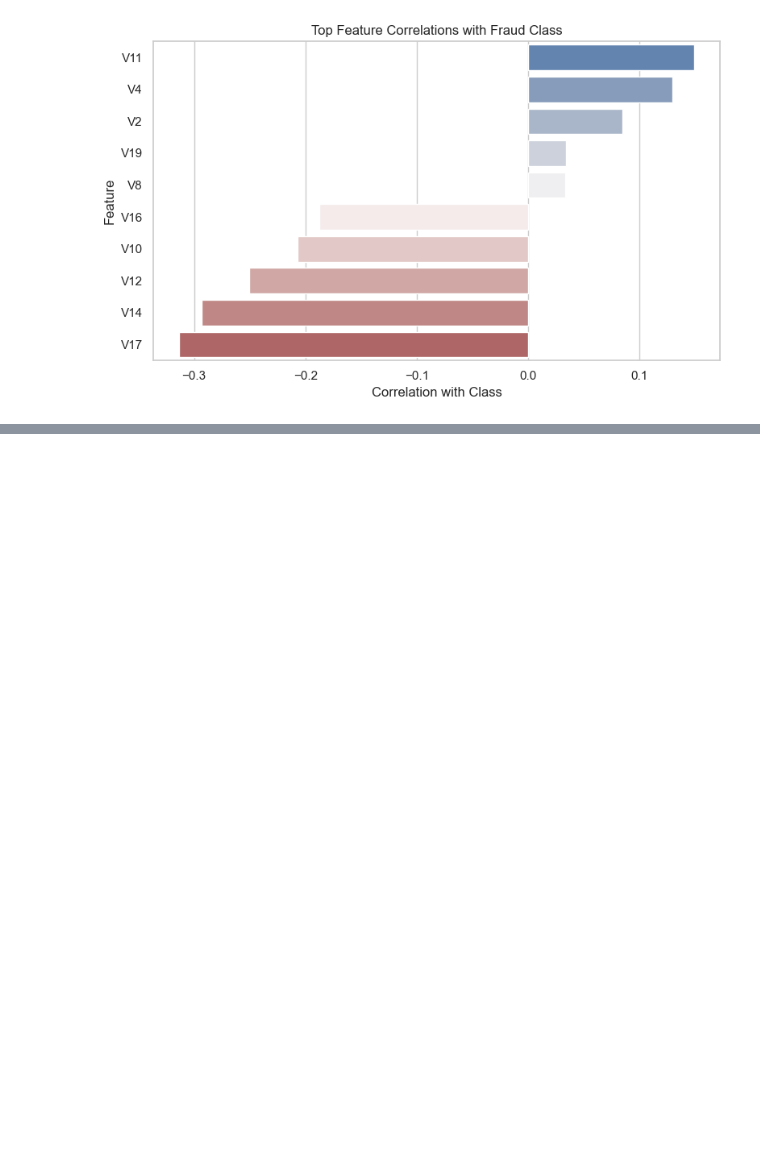
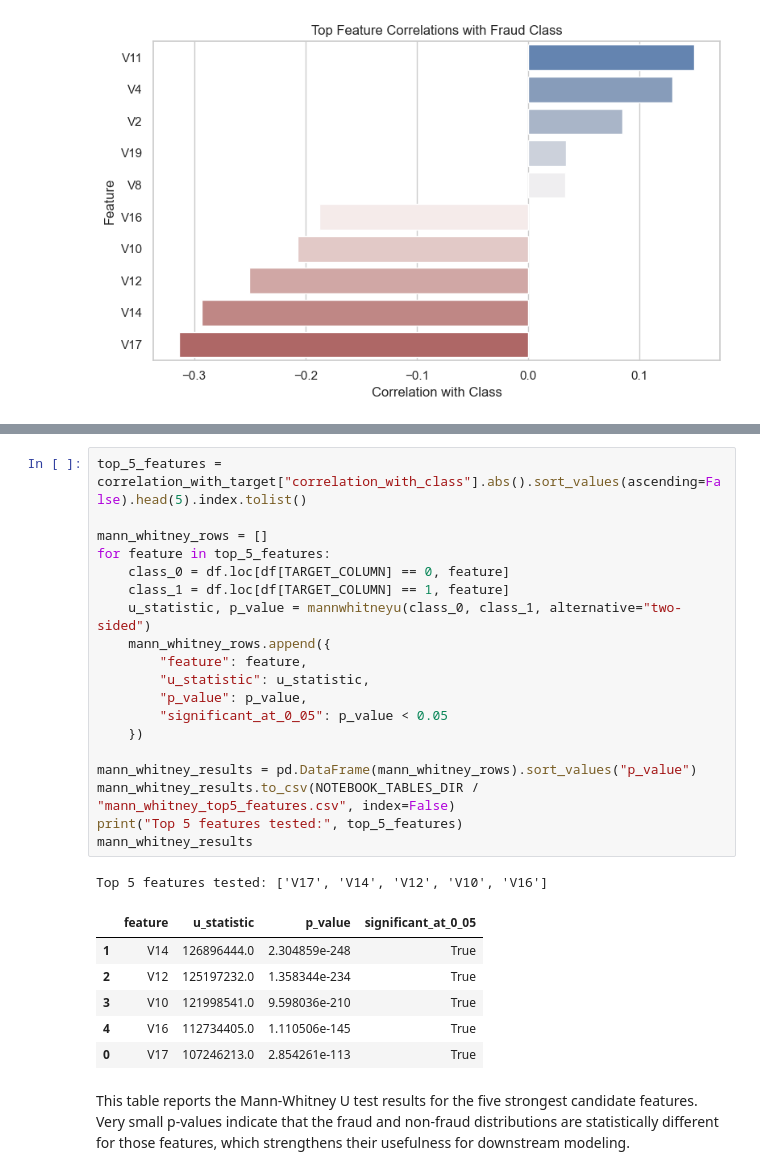
Before and after one commit to mmubashir95/Credit-Card-Fraud-Detection, a Jupyter notebook: notebooks/06_bivariate_analysis.ipynb, the cells around one changed output, grey strips where cells are left out. Cells and saved outputs as stored; diff of their text form; blank space fills up the shorter version.

Commit message:
feat: add Mann-Whitney top-feature significance test to bivariate notebook

```diff
--- a/notebooks/06_bivariate_analysis.ipynb
+++ b/notebooks/06_bivariate_analysis.ipynb
@@ -236 +241,30 @@ Passing `palette` without assigning `hue` is deprecated and will be removed in v
+# %%
+top_5_features = correlation_with_target["correlation_with_class"].abs().sort_values(ascending=False).head(5).index.tolist()
+
+mann_whitney_rows = []
+for feature in top_5_features:
+    class_0 = df.loc[df[TARGET_COLUMN] == 0, feature]
+    class_1 = df.loc[df[TARGET_COLUMN] == 1, feature]
+    u_statistic, p_value = mannwhitneyu(class_0, class_1, alternative="two-sided")
+    mann_whitney_rows.append({
+        "feature": feature,
+        "u_statistic": u_statistic,
+        "p_value": p_value,
+        "significant_at_0_05": p_value < 0.05
+    })
+
+mann_whitney_results = pd.DataFrame(mann_whitney_rows).sort_values("p_value")
+mann_whitney_results.to_csv(NOTEBOOK_TABLES_DIR / "mann_whitney_top5_features.csv", index=False)
+print("Top 5 features tested:", top_5_features)
+mann_whitney_results
+# %% [output]
+Top 5 features tested: ['V17', 'V14', 'V12', 'V10', 'V16']
+|  | feature | u_statistic | p_value | significant_at_0_05 |
+| 1 | V14 | 126896444.0 | 2.304859e-248 | True |
+| 2 | V12 | 125197232.0 | 1.358344e-234 | True |
+| 3 | V10 | 121998541.0 | 9.598036e-210 | True |
+| 4 | V16 | 112734405.0 | 1.110506e-145 | True |
+| 0 | V17 | 107246213.0 | 2.854261e-113 | True |
+# %% [markdown]
+This table reports the Mann-Whitney U test results for the five strongest candidate features. Very small p-values indicate that the fraud and non-fraud distributions are statistically different for those features, which strengthens their usefulness for downstream modeling.
 # %% [markdown]
```
Also changed, not shown: parts of 6 cells of this notebook, 2 other files.
